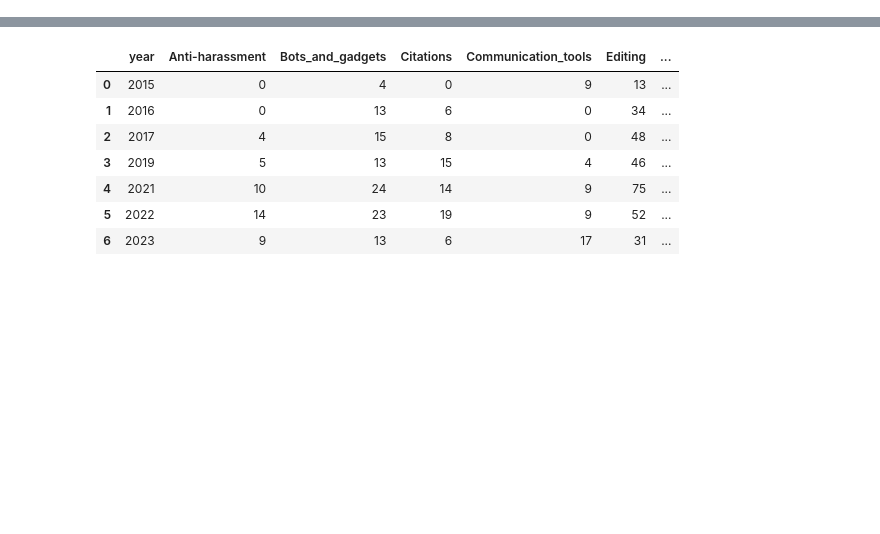
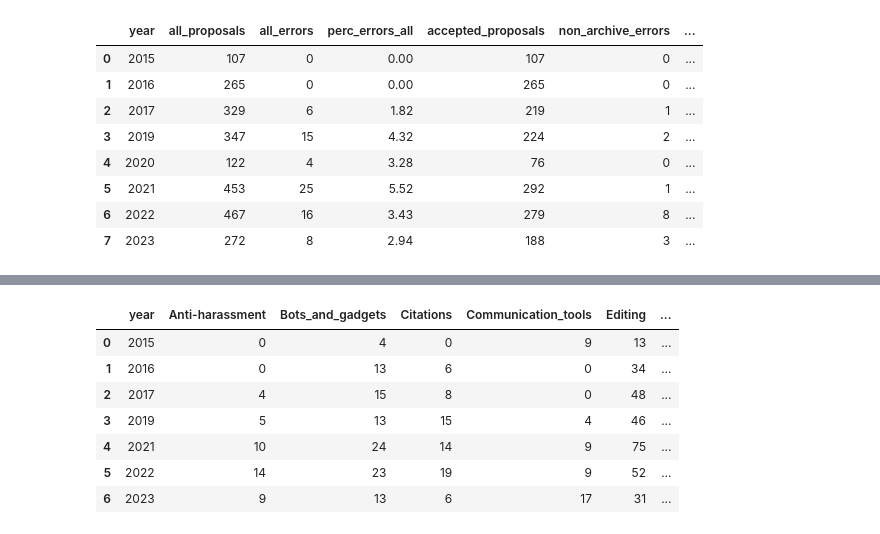
Before and after one commit to wikimedia-research/community-wishlist-historical-metrics-2023, a Jupyter notebook: 04-analysis.ipynb, the cells around one changed output, grey strips where cells are left out. Drawn from its saved outputs; the diff is of its cells as text; code cells hidden in the pictures; blank space fills up the shorter version.

```diff
--- a/04-analysis.ipynb
+++ b/04-analysis.ipynb
@@ -90,0 +85,30 @@ WHERE ap.year = 2023 AND role='proposer'
+# %%
+acc_proposals = conn.sql("""
+WITH
+    base AS (
+        SELECT
+            *,
+            'no_err' AS error
+        FROM
+            accepted_proposals
+        UNION ALL
+        SELECT
+            *
+        FROM
+            errors
+    )
+
+SELECT
+    year,
+    COUNT(DISTINCT proposal) AS accepted_proposals,
+    COUNT(DISTINCT CASE WHEN NOT error = 'no_err' AND NOT category IN ('Archive', 'Large_suggestions') THEN proposal END) AS non_archive_errors
+FROM
+    base
+GROUP BY
+    year
+ORDER BY
+    year
+""").df()
+
+acc_proposals['perc_errors_acc'] = round(acc_proposals['non_archive_errors'] / acc_proposals['accepted_proposals'] * 100, 2)
+acc_proposals
@@ -90,0 +135,14 @@ WHERE ap.year = 2023 AND role='proposer'
+# %%
+proposals_summary = pd.merge(all_proposals, acc_proposals, on='year')
+proposals_summary['rejection_rate'] = round((1 - proposals_summary['accepted_proposals'] /  proposals_summary['all_proposals']) * 100, 2)
+proposals_summary
+# %% [output]
+|  | year | all_proposals | all_errors | perc_errors_all | accepted_proposals | non_archive_errors | ... |
+| 0 | 2015 | 107 | 0 | 0.00 | 107 | 0 | ... |
+| 1 | 2016 | 265 | 0 | 0.00 | 265 | 0 | ... |
+| 2 | 2017 | 329 | 6 | 1.82 | 219 | 1 | ... |
+| 3 | 2019 | 347 | 15 | 4.32 | 224 | 2 | ... |
+| 4 | 2020 | 122 | 4 | 3.28 | 76 | 0 | ... |
+| 5 | 2021 | 453 | 25 | 5.52 | 292 | 1 | ... |
+| 6 | 2022 | 467 | 16 | 3.43 | 279 | 8 | ... |
+| 7 | 2023 | 272 | 8 | 2.94 | 188 | 3 | ... |
```
Also changed, not shown: parts of 41 cells of this notebook, 6 other files.
